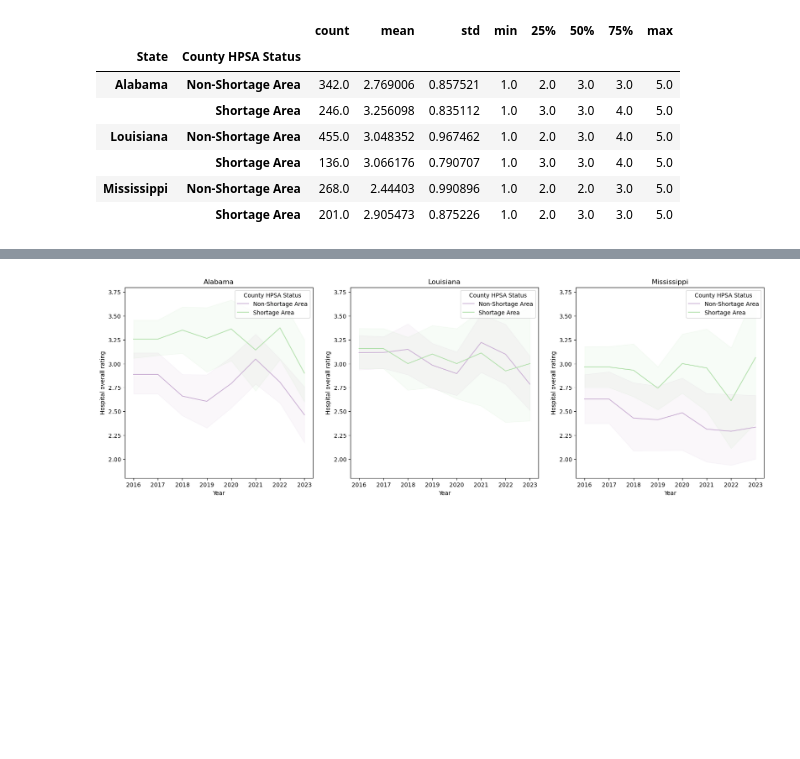
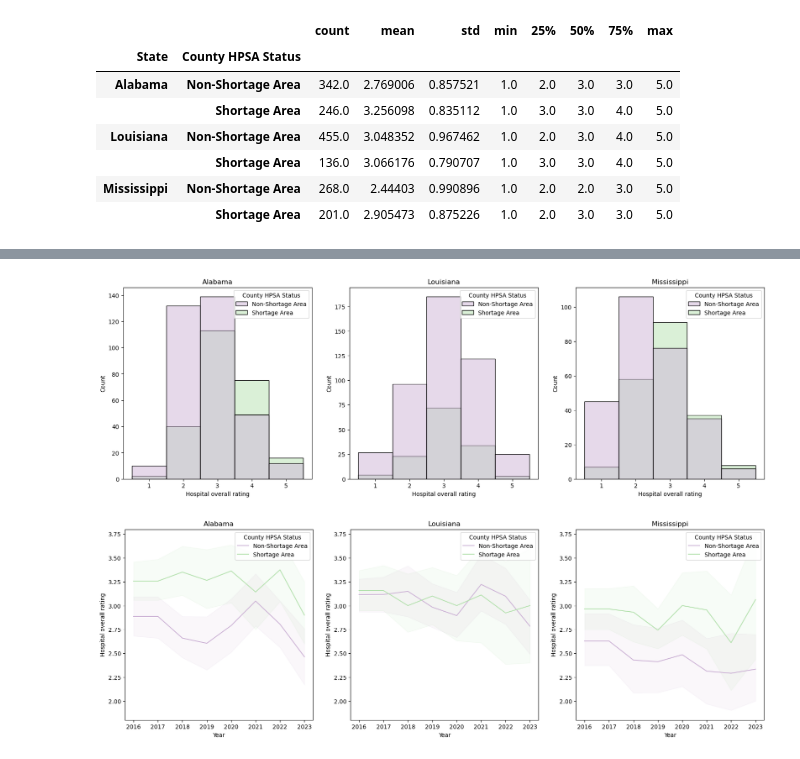
Before and after one commit to valeriemagalong/Healthcare-Shortages, a Jupyter notebook: cms_eda.ipynb, the cells around one changed output, grey strips where cells are left out. Saved outputs shown, nothing was run; the diff lists cells and outputs as text; code cells hidden in the pictures; blank space fills up the shorter version.

Commit message:
Create histograms for hospital star rating by HPSA status (shortage vs. non-shortage area) and state in cms_eda.ipynb

```diff
--- a/cms_eda.ipynb
+++ b/cms_eda.ipynb
@@ -181,6 +181,7 @@ cms.groupby(['State', 'County HPSA Status'])['Hospital overall rating'].describe
 # %%
 # Create barplot and boxplot for Hospital overall rating by HPSA County Status and state
 cms_cleaned = cms.dropna(subset = ['Hospital overall rating', 'County HPSA Status', 'State'])
+cms_cleaned['Hospital overall rating'] = cms_cleaned['Hospital overall rating'].astype(int)
 
 plt.figure(figsize = (20, 6))
 
@@ -197,4 +203,23 @@ plt.show()
 [figure]
+# %%
+# Create histograms for Hospital overall rating by HPSA County Status and state
+plt.figure(figsize = (20, 6))
+
+plt.subplot(1, 3, 1)
+sns.histplot(cms_cleaned[cms_cleaned['State'] == 'Alabama'], x = 'Hospital overall rating', hue = 'County HPSA Status',
+             discrete = True, palette = 'PRGn').set(title = 'Alabama')
+
+plt.subplot(1, 3, 2)
+sns.histplot(cms_cleaned[cms_cleaned['State'] == 'Louisiana'], x = 'Hospital overall rating', hue = 'County HPSA Status',
+             discrete = True, palette = 'PRGn').set(title = 'Louisiana')
+
+plt.subplot(1, 3, 3)
+sns.histplot(cms_cleaned[cms_cleaned['State'] == 'Mississippi'], x = 'Hospital overall rating', hue = 'County HPSA Status',
+             discrete = True, palette = 'PRGn').set(title = 'Mississippi')
+
+plt.show()
+# %% [output]
+[figure, added]
 # %%
 # Create line plot for Hospital overall rating by year, HPSA county status, & state
 plt.figure(figsize = (20, 6))
```
Also changed, not shown: parts of 4 cells of this notebook.
